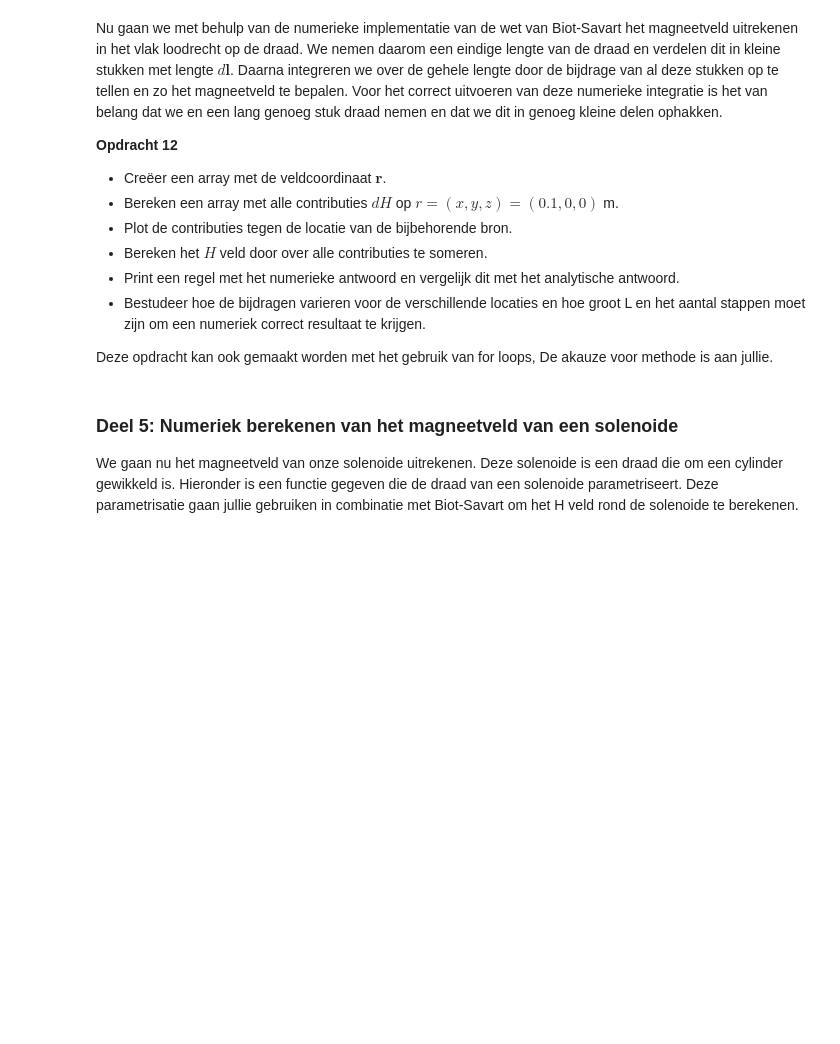
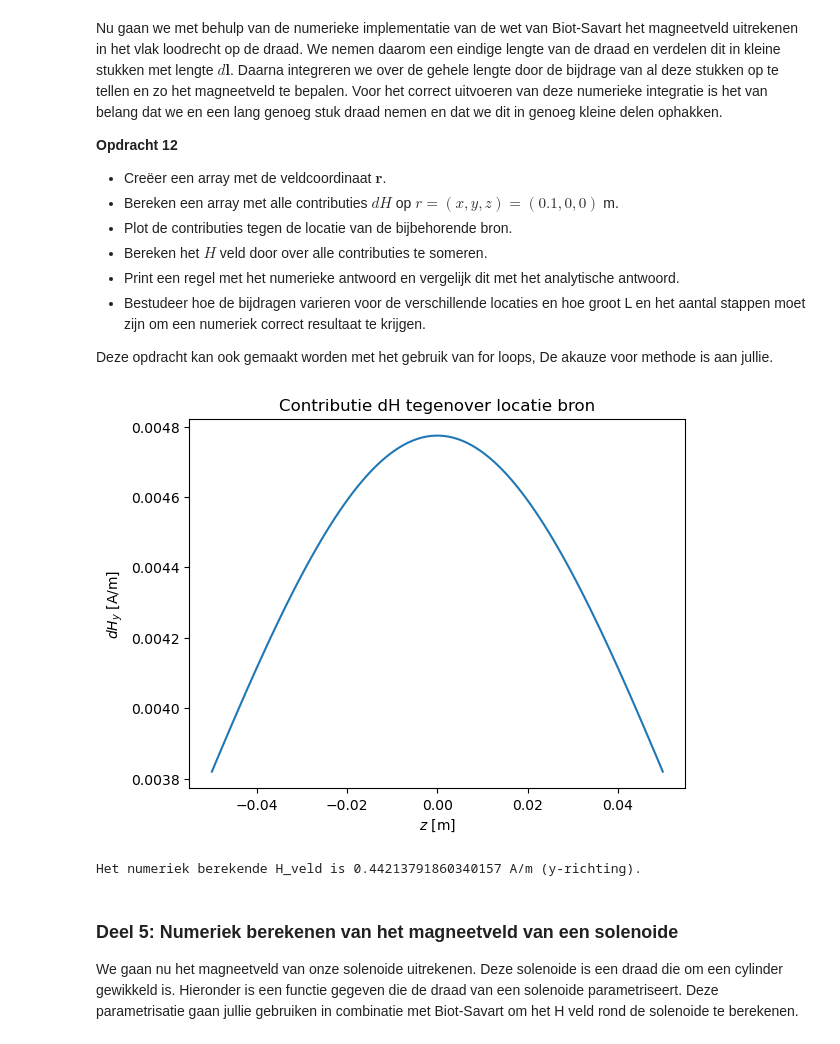
Before and after one commit to emmajuledrent/opdrachten-DEF-D, a Jupyter notebook: DigitaleOntwerpopdrachten/2KrachtactuatorOpdracht/KrachtactuatorOpdracht.ipynb, the cells around one changed output. Cells and saved outputs as stored; diff of their text form; code cells hidden in the pictures; blank space fills up the shorter version.

```diff
--- a/DigitaleOntwerpopdrachten/2KrachtactuatorOpdracht/KrachtactuatorOpdracht.ipynb
+++ b/DigitaleOntwerpopdrachten/2KrachtactuatorOpdracht/KrachtactuatorOpdracht.ipynb
@@ -265,3 +264,41 @@ Deze opdracht kan ook gemaakt worden met het gebruik van for loops, De akauze vo
+# %%
+# Code om contributies dH op r = (0.1,0,0) te bepalen:
+stapgrootte = 100  # Hoevaak dH wordt bepaald over dl.
+L_draad_var = 0.1
+
+r_punt = np.full((stapgrootte, 3), [0.1, 0, 0])  # positie van het te bestuderen punt, maar in een array van lengte 64 omdat we 64x dH bepalen.
+z_lijn = np.linspace(-L_draad_var/2, L_draad_var/2, stapgrootte) # z-coordinaten van punten op de lijn.
+r_bron = np.column_stack([np.zeros(stapgrootte), np.zeros(stapgrootte), z_lijn])  # alle punten die zich op de lijn op de z-as bevinden.
+dl = np.array([0, 0, L_draad_var/stapgrootte])
+
+dH_lijst = []
+for i in range(stapgrootte):
+    dH_lijst.append(field_current_element(r_punt[i], r_bron[i], dl))    # gebruiken van eerdere functie om de contributies dH te weergeven in een array.
+dH_r_punt = np.array(dH_lijst)
+
+
+# Plotten van contributie dH vs r_bron, oftewel de z-coordinaat:
+plt.figure()
+plt.plot(z_lijn, dH_r_punt[:,1])    # Veld staat enkel in de y-richting, dus enkel geinteresseerd in dH_y.
+plt.xlabel("$z$ [m]")
+plt.ylabel("$dH_y$ [A/m]")
+plt.title("Contributie dH tegenover locatie bron")
+plt.show()
+
+
+# Sommeren om tot H-veld te komen:
+H_num = np.sum(dH_r_punt, axis=0 )
+print(f"Het numeriek berekende H_veld is {H_num[1]} A/m (y-richting).")
+
+
+# Analytisch berekenen van het veld:
+#a = L_draad_var/2
+#x = 0.1
+#H_analytic = (I / (4*np.pi*x)) * ( (a/np.sqrt(a**2 + x**2)) - (-a/np.sqrt(a**2 + x**2)) )
+#print("Analytisch H:", H_analytic, "A/m in de y-richting")
+# %% [output]
+[figure, added]
+Het numeriek berekende H_veld is 0.44213791860340157 A/m (y-richting).
 # %% [markdown]
 ### Deel 5: Numeriek berekenen van het magneetveld van een solenoide
 
```
Also changed, not shown: parts of 2 cells of this notebook.
